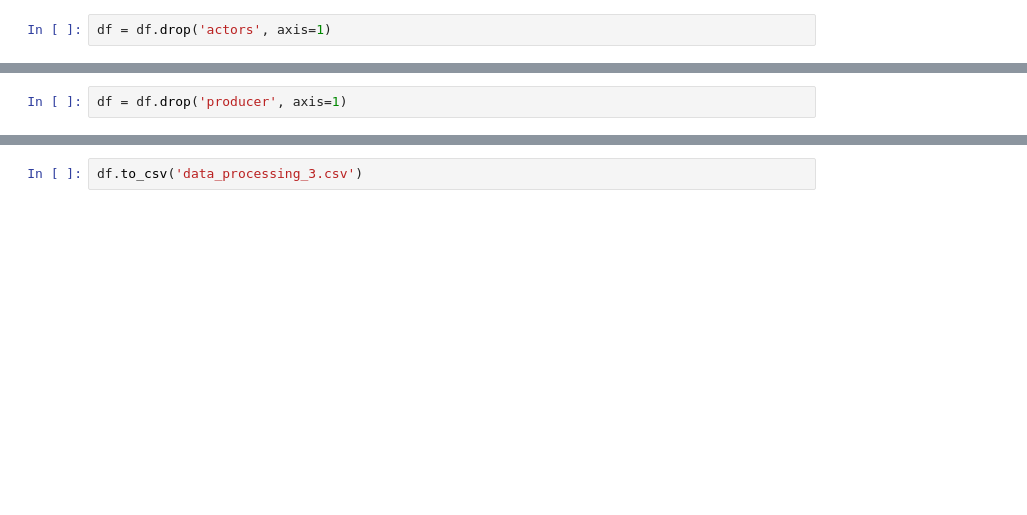
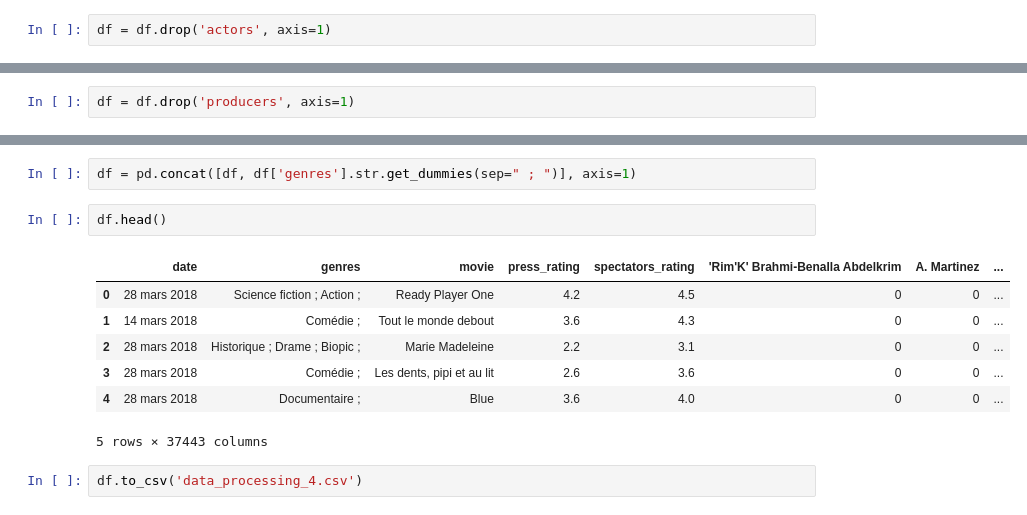
Before and after one commit to Charif-C/allocine_ratings_prediction, a Jupyter notebook: Data_Processing_4.ipynb, the cells around one changed output, grey strips where cells are left out. Saved outputs shown, nothing was run; the diff lists cells and outputs as text; blank space fills up the shorter version.

```diff
--- a/Data_Processing_4.ipynb
+++ b/Data_Processing_4.ipynb
@@ -92,5 +100,5 @@ df.head()
 # %%
-df = df.drop('producer', axis=1)
+df = df.drop('producers', axis=1)
 # %%
 df.info()
 # %% [output]
@@ -102,2 +110,14 @@ memory usage: 7.5+ GB
+# %%
+df = pd.concat([df, df['genres'].str.get_dummies(sep=" ; ")], axis=1)
+# %%
+df.head()
+# %% [output]
+|  | date | genres | movie | press_rating | spectators_rating | 'Rim'K' Brahmi-Benalla Abdelkrim | A. Martinez | ... |
+| 0 | 28 mars 2018 | Science fiction ; Action ; | Ready Player One | 4.2 | 4.5 | 0 | 0 | ... |
+| 1 | 14 mars 2018 | Comédie ; | Tout le monde debout | 3.6 | 4.3 | 0 | 0 | ... |
+| 2 | 28 mars 2018 | Historique ; Drame ; Biopic ; | Marie Madeleine | 2.2 | 3.1 | 0 | 0 | ... |
+| 3 | 28 mars 2018 | Comédie ; | Les dents, pipi et au lit | 2.6 | 3.6 | 0 | 0 | ... |
+| 4 | 28 mars 2018 | Documentaire ; | Blue | 3.6 | 4.0 | 0 | 0 | ... |
+5 rows × 37443 columns
 # %%
-df.to_csv('data_processing_3.csv')
+df.to_csv('data_processing_4.csv')
```
Also changed, not shown: parts of 5 cells of this notebook, 2 other files.
